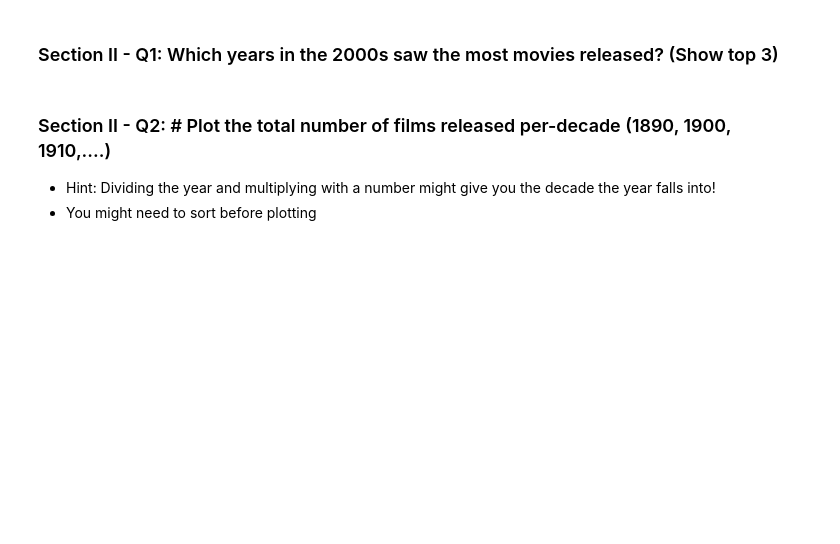
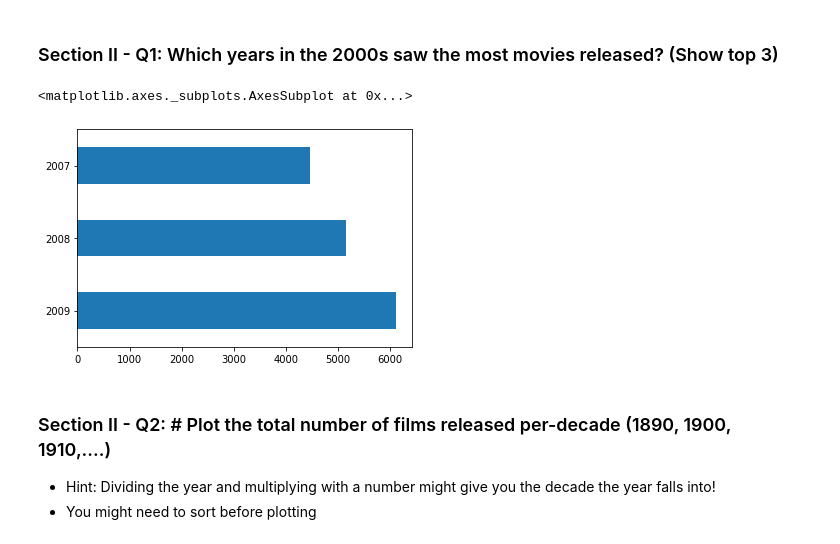
Before and after one commit to narek-g/mec-mini-projects, a Jupyter notebook: mec-5.3.10-data-wranging-with-pandas-mini-project/Mini_Project_Data_Wrangling_Pandas.ipynb, the cells around one changed output. Cells and saved outputs as stored; diff of their text form; code cells hidden in the pictures; blank space fills up the shorter version.

```diff
--- a/mec-5.3.10-data-wranging-with-pandas-mini-project/Mini_Project_Data_Wrangling_Pandas.ipynb
+++ b/mec-5.3.10-data-wranging-with-pandas-mini-project/Mini_Project_Data_Wrangling_Pandas.ipynb
@@ -369,6 +369,13 @@ top_ten.plot(kind='barh')
 [figure]
 # %% [markdown]
 ### Section II - Q1:  Which years in the 2000s saw the most movies released? (Show top 3)
+# %%
+movies2k = movies[movies.year.between(2000,2009)].year.value_counts()[:3]
+# movies2k = movies2k.year.value_counts()[:3]
+movies2k.plot(kind='barh')
+# %% [output]
+<matplotlib.axes._subplots.AxesSubplot at 0x...>
+[figure, added]
 # %% [markdown]
 ### Section II - Q2: # Plot the total number of films released per-decade (1890, 1900, 1910,....)
 - Hint: Dividing the year and multiplying with a number might give you the decade the year falls into!
```
Also changed, not shown: parts of 21 cells of this notebook.
